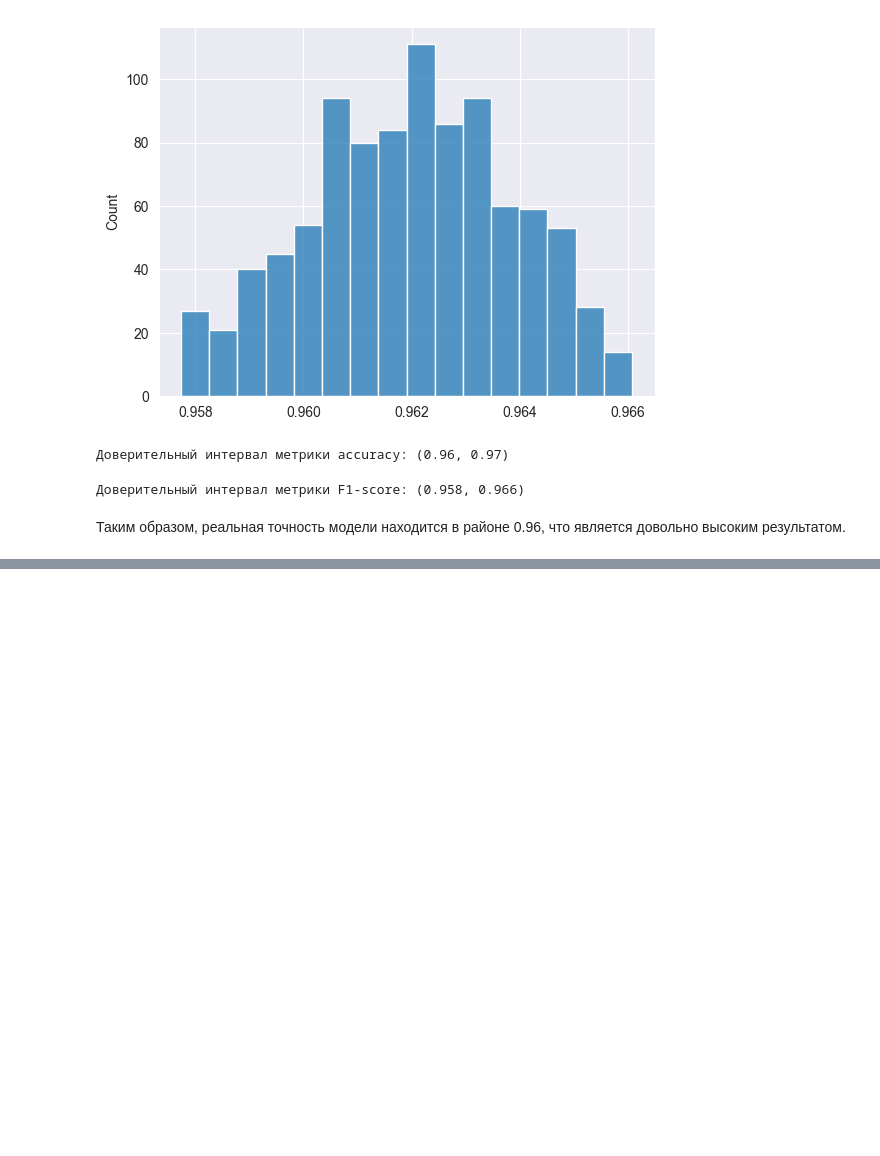
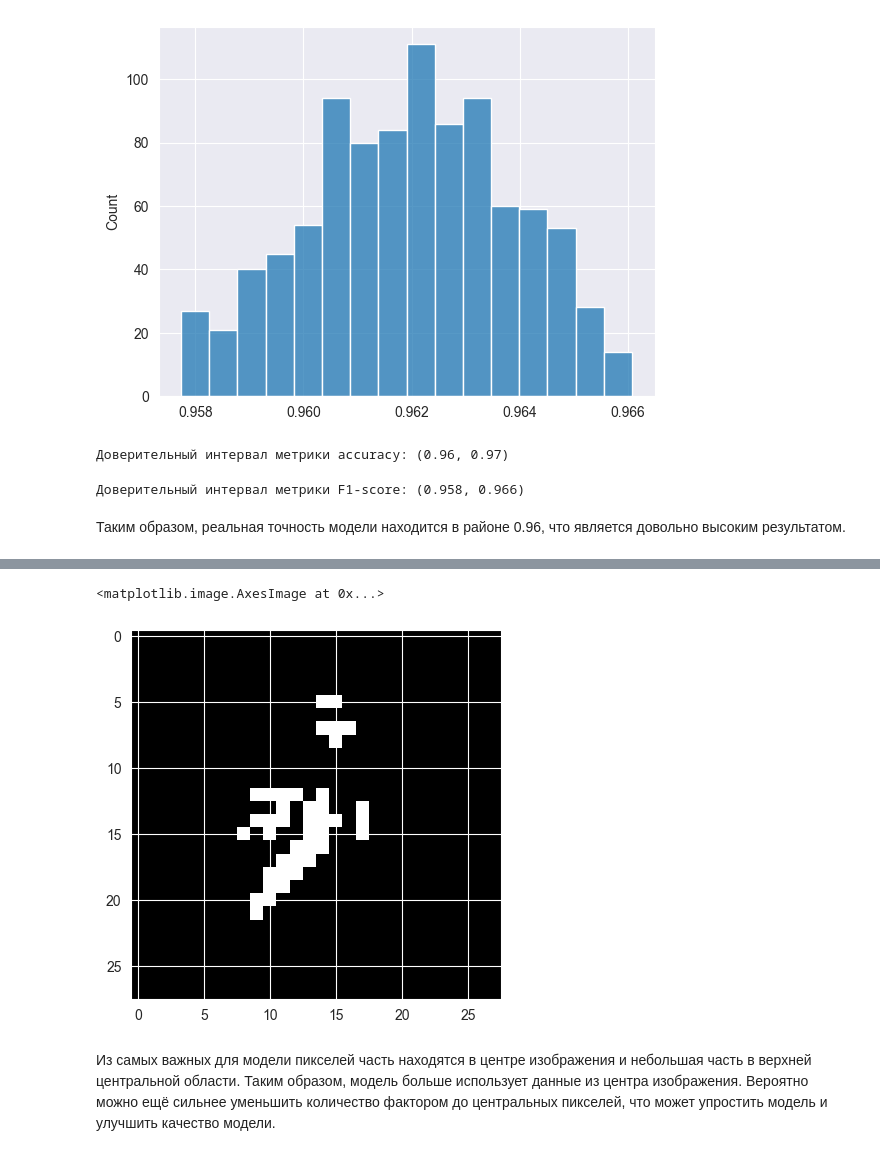
Before and after one commit to Potemeyker/Image_number_definition-Random_forest, a Jupyter notebook: solution.ipynb, the cells around one changed output, grey strips where cells are left out. Saved outputs shown, nothing was run; the diff lists cells and outputs as text; code cells hidden in the pictures; blank space fills up the shorter version.

```diff
--- a/solution.ipynb
+++ b/solution.ipynb
@@ -412,0 +452,14 @@ print(f'Доверительный интервал метрики F1-score: ({b
+# %%
+# получение значений индексов факторов со значимостью >0.005
+most_important_pixels_idx = [int(pixel[5:]) for pixel in model_100_1.feature_names_in_[model_100_1.feature_importances_ > 0.005]]
+# %%
+# создание изображение с окрашенными факторами, имеющие значимость 0.005
+img = np.array([255 if i in most_important_pixels_idx else 0 for i in range(28 * 28)]).reshape(28, 28)
+# %%
+# вывод изображения
+plt.imshow(img, cmap='gray', vmin=0, vmax=255)
+# %% [output]
+<matplotlib.image.AxesImage at 0x...>
+[figure, added]
+# %% [markdown]
+Из самых важных для модели пикселей часть находятся в центре изображения и небольшая часть в верхней центральной области. Таким образом, модель больше использует данные из центра изображения. Вероятно можно ещё сильнее уменьшить количество фактором до центральных пикселей, что может упростить модель и улучшить качество модели.
```
Also changed, not shown: parts of 5 cells of this notebook, 1 other file.
